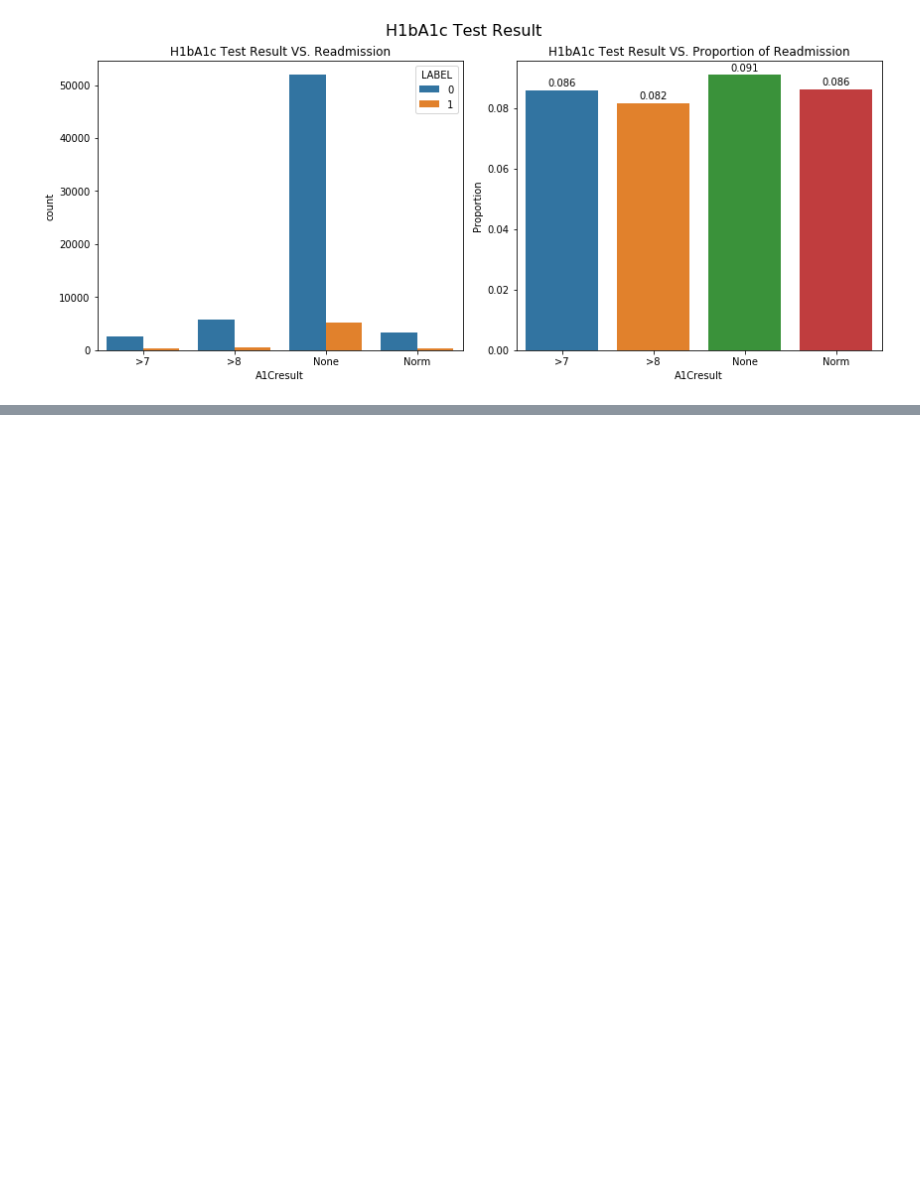
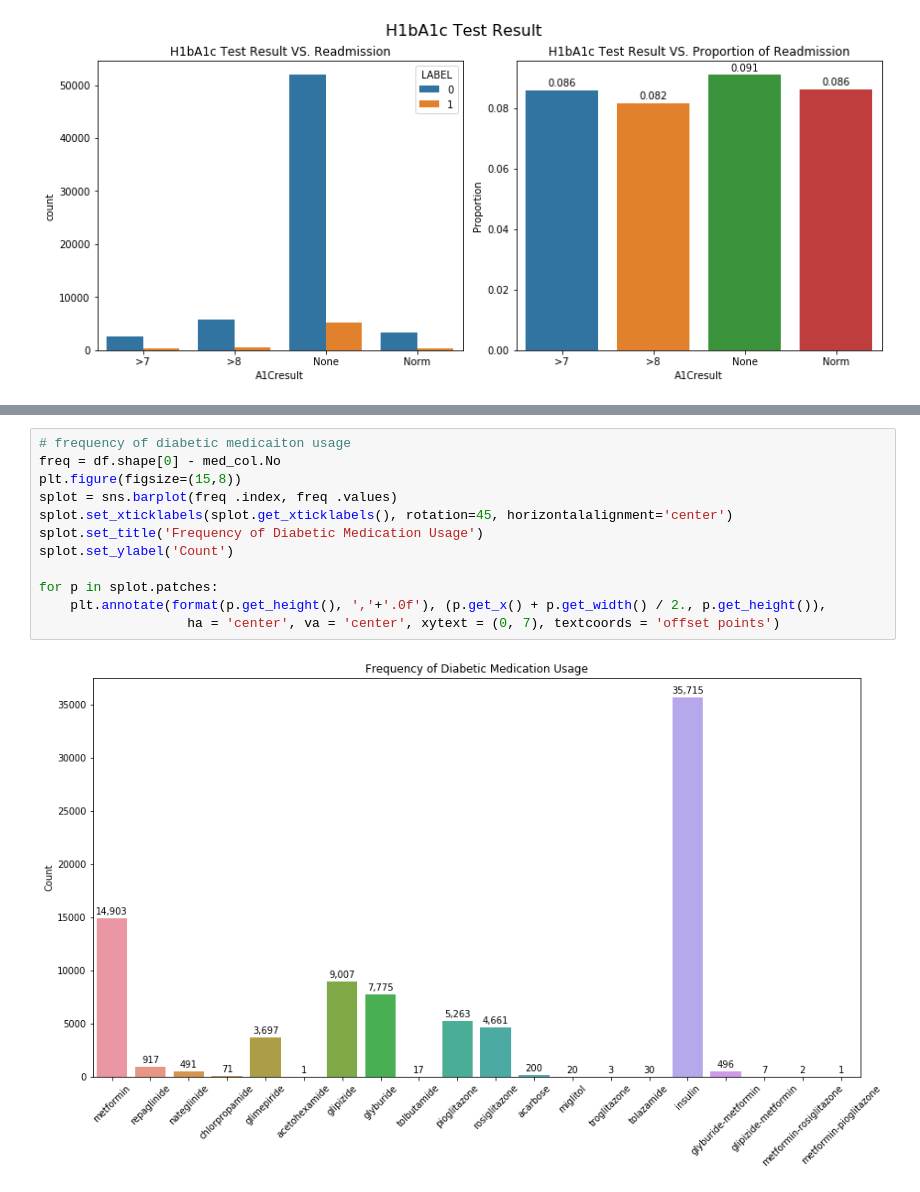
Before and after one commit to hwdsda/Springboard_Capstone1_diabetes_readmission_prediction, a Jupyter notebook: 3_Data_Story.ipynb, the cells around one changed output, grey strips where cells are left out. Saved outputs shown, nothing was run; the diff lists cells and outputs as text; blank space fills up the shorter version.

```diff
--- a/3_Data_Story.ipynb
+++ b/3_Data_Story.ipynb
@@ -129 +175,15 @@ cat_barplot(data=df, var='A1Cresult_1', txt='H1bA1c Test Result 1', fgsz=(12, 5)
+# %%
+# frequency of diabetic medicaiton usage
+freq = df.shape[0] - med_col.No
+plt.figure(figsize=(15,8))
+splot = sns.barplot(freq .index, freq .values)
+splot.set_xticklabels(splot.get_xticklabels(), rotation=45, horizontalalignment='center')
+splot.set_title('Frequency of Diabetic Medication Usage')
+splot.set_ylabel('Count')
+
+for p in splot.patches:
+    plt.annotate(format(p.get_height(), ','+'.0f'), (p.get_x() + p.get_width() / 2., p.get_height()),
+                   ha = 'center', va = 'center', xytext = (0, 7), textcoords = 'offset points')
+# %% [output]
+[figure, added]
 # %%
```
Also changed, not shown: parts of 17 cells of this notebook, 2 other files.
